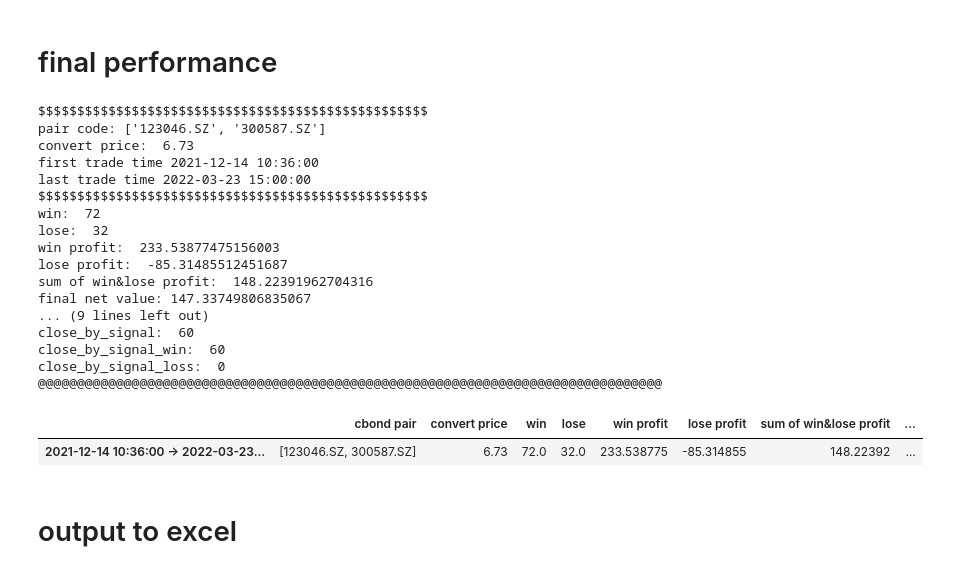
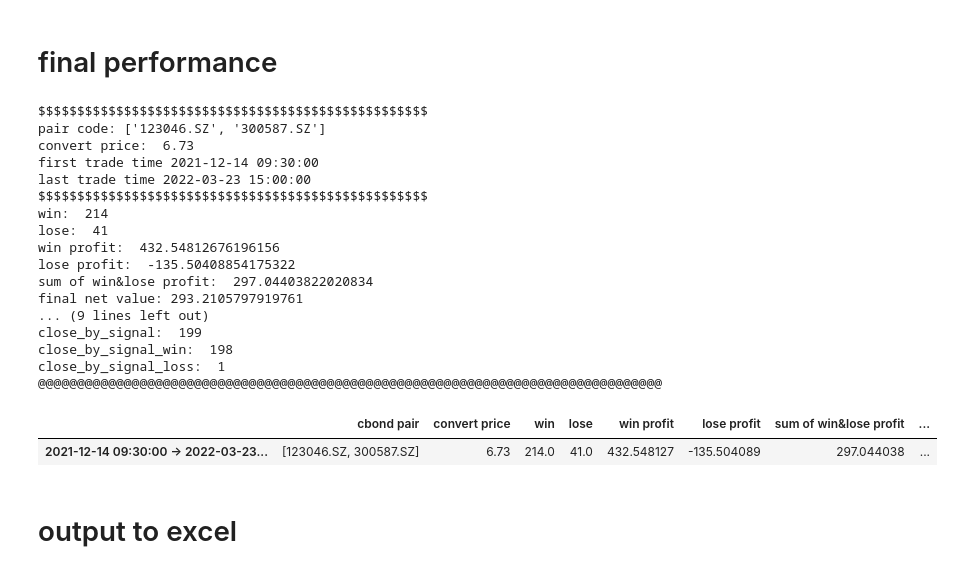
Before and after one commit to PXY11/cms, a Jupyter notebook: backtest_new_2.ipynb, the cells around one changed output. Drawn from its saved outputs; the diff is of its cells as text; code cells hidden in the pictures.

```diff
--- a/backtest_new_2.ipynb
+++ b/backtest_new_2.ipynb
@@ -135,7 +136,7 @@ for index,row in cbond_return.iterrows():
         cbond_position.loc[index,cbond_pair[1]] = open_flag
 # cbond_position.to_csv('cbond_position.csv')
 # %%
-open_threshold = 0.01  # 0.005 ~ 0.01 ~ 0.015 间隔是0.001
+open_threshold = 0.005  # 0.005 ~ 0.01 ~ 0.015 间隔是0.001
 # open_threshold = 0.008
 close_threshold = 0.001 #  0 ~ 0.001 ~ 0.002 ~ 0.003
 pos_open_flag = 0
@@ -403,2 +405,10 @@ for i in range(len(df_trade)-1,0,-1):
             rounds.append(round)
         df_trade_2 = df_trade_2.iloc[:i]
+# %%
+#检查切片是否完全
+clips_length = 0
+for tmp_round in rounds:
+    clips_length += len(tmp_round)
+for tmp_round in reverse_rounds:
+    clips_length += len(tmp_round)
+print(clips_length,len(df_trade))
@@ -573,0 +582,30 @@ close_by_signal_loss:  0
+# %%
+
+for tmp_round in reverse_rounds_detail: #统计reverse_rounds_detail的时候，所有round都当做是close by signal的
+    tmp_profit = tmp_round['new nv'].tolist()[1] - tmp_round['new nv'].tolist()[0]
+    close_by_signal += 1
+    if tmp_profit > 0:
+        close_by_signal_win += 1
+    else:
+        close_by_signal_lose += 1
+
+for i in range(len(reverse_rounds)-1):
+    if reverse_rounds[i].index[-1].time()==time(15,0,0):
+        close_by_time += 1
+        close_by_signal -= 1
+        tmp_profit = reverse_rounds_reconstruct[i]['new nv'].tolist()[-1] - reverse_rounds_reconstruct[i]['new nv'].tolist()[-2]
+        if tmp_profit > 0:
+            close_by_time_win += 1
+            close_by_signal_win -= 1
+        else:
+            close_by_time_lose += 1
+            close_by_signal_lose -= 1
+
+print('close_by_time: ',close_by_time)
+print('close_by_time_win: ',close_by_time_win)
+print('close_by_time_lose: ',close_by_time_lose)
+print()
+print('close_by_signal: ',close_by_signal)
+print('close_by_signal_win: ',close_by_signal_win)
+print('close_by_signal_lose: ',close_by_signal_lose)
+print(close_by_time+close_by_signal)
@@ -605,50 +652,50 @@ print('return_per_round: ',return_per_round)
 
 print('close_by_time: ',close_by_time)
 print('close_by_time_win: ',close_by_time_win)
-print('close_by_time_loss: ',close_by_time_loss)
+print('close_by_time_loss: ',close_by_time_lose)
 print('close_by_signal: ',close_by_signal)
 print('close_by_signal_win: ',close_by_signal_win)
-print('close_by_signal_loss: ',close_by_signal_loss)
+print('close_by_signal_loss: ',close_by_signal_lose)
 print('@'*80)
 # %% [output]
 $$$$$$$$$$$$$$$$$$$$$$$$$$$$$$$$$$$$$$$$$$$$$$$$$$
 pair code: ['123046.SZ', '300587.SZ']
 convert price:  6.73
-first trade time 2021-12-14 10:36:00
+first trade time 2021-12-14 09:30:00
 last trade time 2022-03-23 15:00:00
 $$$$$$$$$$$$$$$$$$$$$$$$$$$$$$$$$$$$$$$$$$$$$$$$$$
-win:  72
-lose:  32
-win profit:  233.53877475156003
-lose profit:  -85.31485512451687
-sum of win&lose profit:  148.22391962704316
-final net value: 147.33749806835067
+win:  214
+lose:  41
+win profit:  432.54812676196156
+lose profit:  -135.50408854175322
+sum of win&lose profit:  297.04403822020834
+final net value: 293.2105797919761
 ... (9 lines left out)
-close_by_signal:  60
-close_by_signal_win:  60
-close_by_signal_loss:  0
+close_by_signal:  199
+close_by_signal_win:  198
+close_by_signal_loss:  1
 @@@@@@@@@@@@@@@@@@@@@@@@@@@@@@@@@@@@@@@@@@@@@@@@@@@@@@@@@@@@@@@@@@@@@@@@@@@@@@@@
 # %%
 df_res = pd.DataFrame(data = [[np.nan]*20],
     columns=['cbond pair','convert price','win','lose','win profit','lose profit',
     'sum of win&lose profit','final net value','win rate',
     'profit ratio','trade days','total round','avg round in a day','return per round',
     'close by time','close by time win','close by time loss',
     'close by signal','close by signal win','close by signal loss'])
 
 tmp_idx = str(df_trade.index[1]) + ' -> ' + str(df_trade.index[-1])
 tmp_line = [cbond_pair,convert_price,win,lose,win_profit,lose_profit,
             win_profit+lose_profit,df_trade['net value'].values[-1],win_rate,
             profit_ratio,trade_days,total_round,round_per_day,return_per_round,
-            close_by_time,close_by_time_win,close_by_time_loss,
-            close_by_signal,close_by_signal_win,close_by_signal_loss]
+            close_by_time,close_by_time_win,close_by_time_lose,
+            close_by_signal,close_by_signal_win,close_by_signal_lose]
 
 df_res.loc[tmp_idx,df_res.columns] = tmp_line
 df_res = df_res.dropna()
 df_res
 # %% [output]
 |  | cbond pair | convert price | win | lose | win profit | lose profit | sum of win&lose profit | ... |
-| 2021-12-14 10:36:00 -> 2022-03-23... | [123046.SZ, 300587.SZ] | 6.73 | 72.0 | 32.0 | 233.538775 | -85.314855 | 148.22392 | ... |
+| 2021-12-14 09:30:00 -> 2022-03-23... | [123046.SZ, 300587.SZ] | 6.73 | 214.0 | 41.0 | 432.548127 | -135.504089 | 297.044038 | ... |
 # %% [markdown]
 # output to excel
 # %%
```
Also changed, not shown: parts of 17 cells of this notebook, 7 other files.
